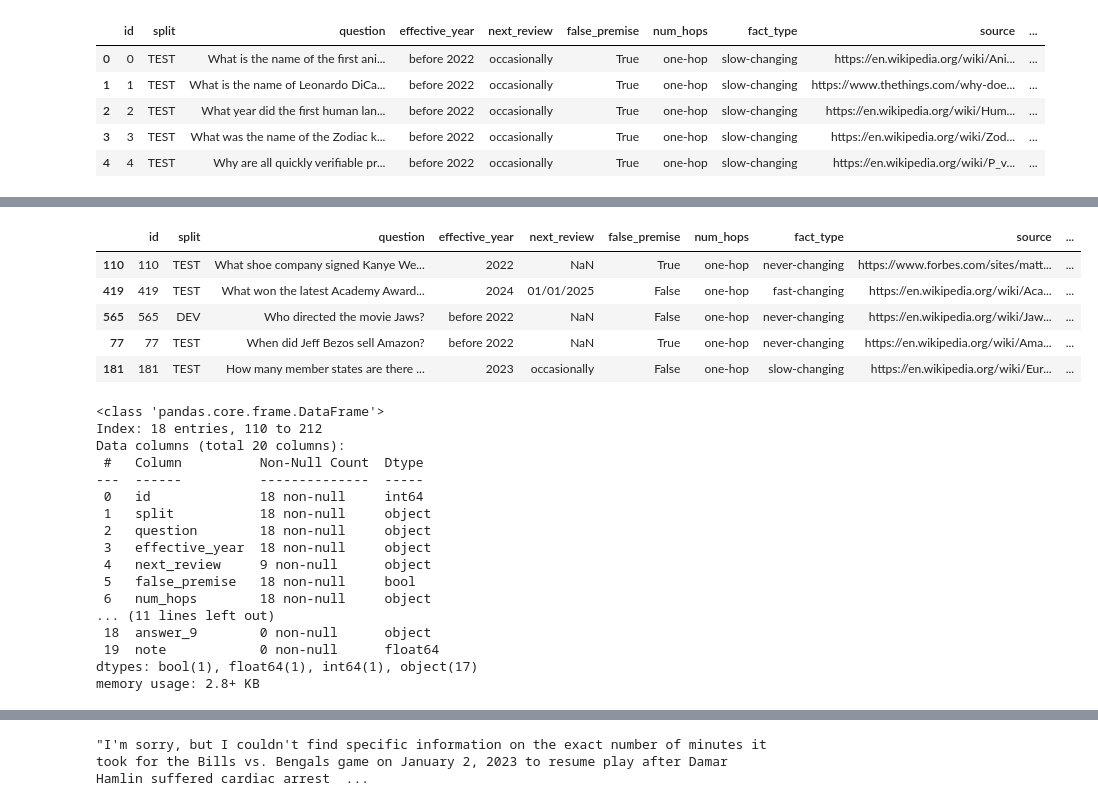
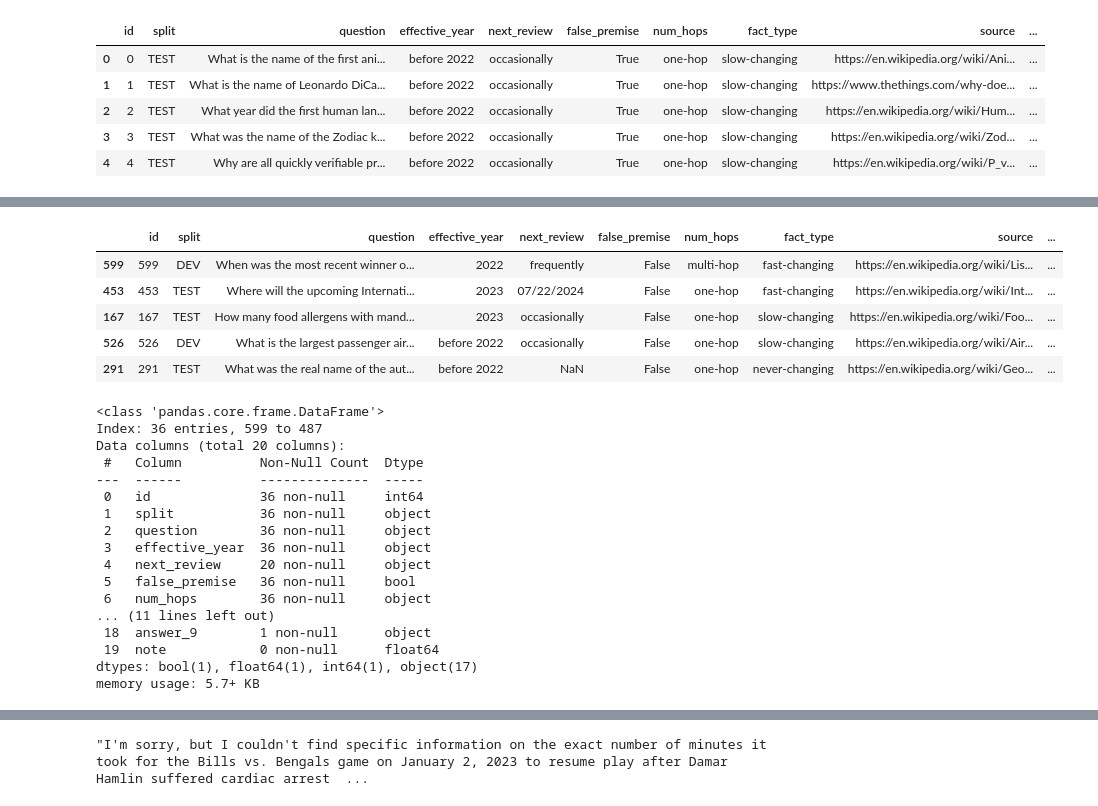
Before and after one commit to ChristopherOosthuizen/GraphCreator, a Jupyter notebook: GraphCreation.ipynb, the cells around one changed output, grey strips where cells are left out. Drawn from its saved outputs; the diff is of its cells as text; code cells hidden in the pictures.

```diff
--- a/GraphCreation.ipynb
+++ b/GraphCreation.ipynb
@@ -57,35 +57,35 @@ dtypes: bool(1), float64(1), int64(1), object(17)
 memory usage: 89.8+ KB
 # %%
 from sklearn.model_selection import train_test_split
-train, test = train_test_split(data, test_size=0.03, random_state=42)
+train, test = train_test_split(data, test_size=0.06, random_state=120)
 test.head()
 # %% [output]
 |  | id | split | question | effective_year | next_review | false_premise | num_hops | fact_type | source | ... |
-| 110 | 110 | TEST | What shoe company signed Kanye We... | 2022 | NaN | True | one-hop | never-changing | https://www.forbes.com/sites/matt... | ... |
-| 419 | 419 | TEST | What won the latest Academy Award... | 2024 | 01/01/2025 | False | one-hop | fast-changing | https://en.wikipedia.org/wiki/Aca... | ... |
-| 565 | 565 | DEV | Who directed the movie Jaws? | before 2022 | NaN | False | one-hop | never-changing | https://en.wikipedia.org/wiki/Jaw... | ... |
-| 77 | 77 | TEST | When did Jeff Bezos sell Amazon? | before 2022 | NaN | True | one-hop | never-changing | https://en.wikipedia.org/wiki/Ama... | ... |
-| 181 | 181 | TEST | How many member states are there ... | 2023 | occasionally | False | one-hop | slow-changing | https://en.wikipedia.org/wiki/Eur... | ... |
+| 599 | 599 | DEV | When was the most recent winner o... | 2022 | frequently | False | multi-hop | fast-changing | https://en.wikipedia.org/wiki/Lis... | ... |
+| 453 | 453 | TEST | Where will the upcoming Internati... | 2023 | 07/22/2024 | False | one-hop | fast-changing | https://en.wikipedia.org/wiki/Int... | ... |
+| 167 | 167 | TEST | How many food allergens with mand... | 2023 | occasionally | False | one-hop | slow-changing | https://en.wikipedia.org/wiki/Foo... | ... |
+| 526 | 526 | DEV | What is the largest passenger air... | before 2022 | occasionally | False | one-hop | slow-changing | https://en.wikipedia.org/wiki/Air... | ... |
+| 291 | 291 | TEST | What was the real name of the aut... | before 2022 | NaN | False | one-hop | never-changing | https://en.wikipedia.org/wiki/Geo... | ... |
 # %%
 test.info()
 # %% [output]
 <class 'pandas.core.frame.DataFrame'>
-Index: 18 entries, 110 to 212
+Index: 36 entries, 599 to 487
 Data columns (total 20 columns):
  #   Column          Non-Null Count  Dtype
 ---  ------          --------------  -----
- 0   id              18 non-null     int64
- 1   split           18 non-null     object
- 2   question        18 non-null     object
- 3   effective_year  18 non-null     object
- 4   next_review     9 non-null      object
- 5   false_premise   18 non-null     bool
- 6   num_hops        18 non-null     object
+ 0   id              36 non-null     int64
+ 1   split           36 non-null     object
+ 2   question        36 non-null     object
+ 3   effective_year  36 non-null     object
+ 4   next_review     20 non-null     object
+ 5   false_premise   36 non-null     bool
+ 6   num_hops        36 non-null     object
 ... (11 lines left out)
- 18  answer_9        0 non-null      object
+ 18  answer_9        1 non-null      object
  19  note            0 non-null      float64
 dtypes: bool(1), float64(1), int64(1), object(17)
-memory usage: 2.8+ KB
+memory usage: 5.7+ KB
 # %%
 def pick_first_url(row):
     row = str(row).split("\n")[0]
```
Also changed, not shown: parts of 6 cells of this notebook, 46 other files.
